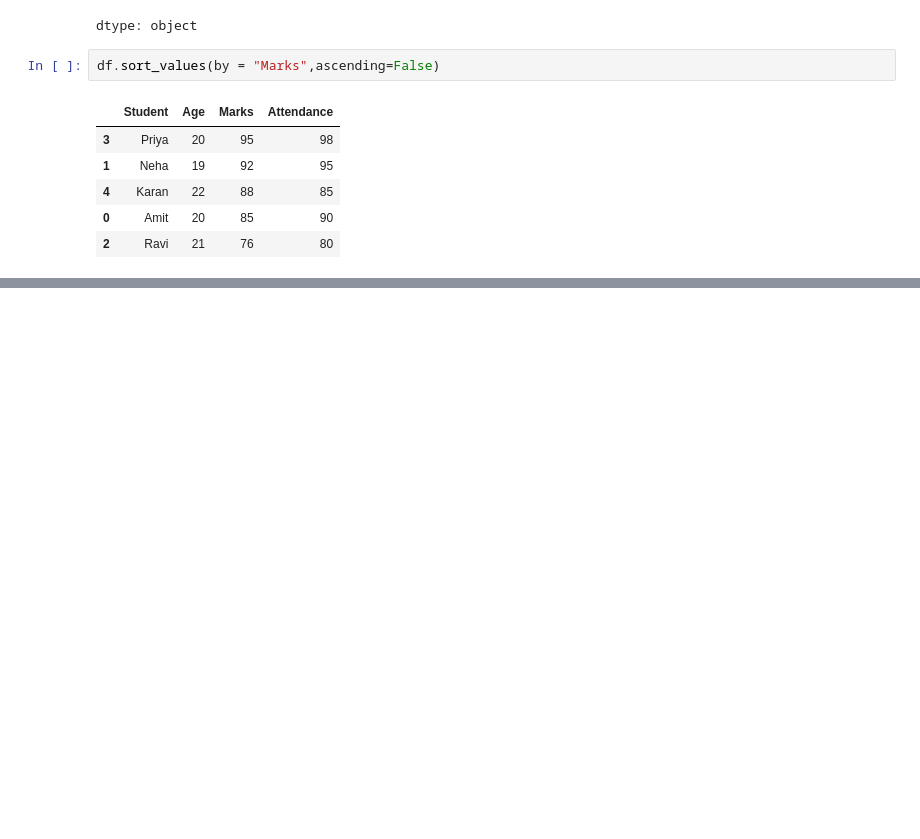
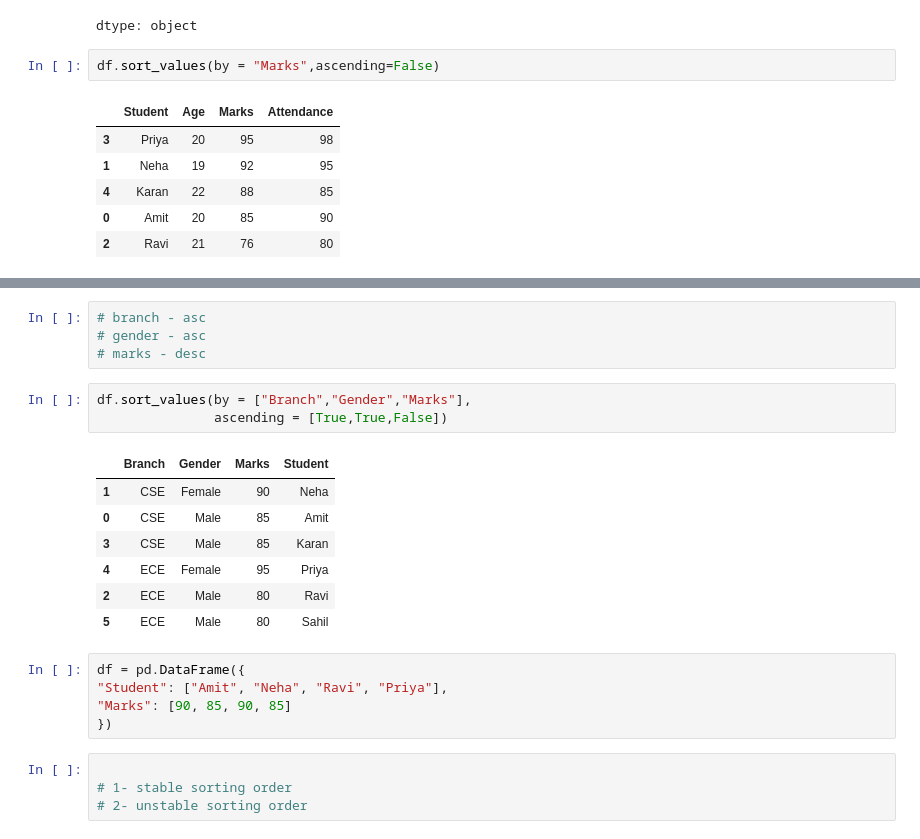
Before and after one commit to AnishShrestha09/pandas, a Jupyter notebook: pandas17.ipynb, the cells around one changed output, grey strips where cells are left out. Drawn from its saved outputs; the diff is of its cells as text; blank space fills up the shorter version.

```diff
--- a/pandas17.ipynb
+++ b/pandas17.ipynb
@@ -112,0 +274,24 @@ df.sort_values(by = "Marks",ascending=False)
+# %%
+# branch - asc
+# gender - asc
+# marks - desc
+# %%
+df.sort_values(by = ["Branch","Gender","Marks"],
+               ascending = [True,True,False])
+# %% [output]
+|  | Branch | Gender | Marks | Student |
+| 1 | CSE | Female | 90 | Neha |
+| 0 | CSE | Male | 85 | Amit |
+| 3 | CSE | Male | 85 | Karan |
+| 4 | ECE | Female | 95 | Priya |
+| 2 | ECE | Male | 80 | Ravi |
+| 5 | ECE | Male | 80 | Sahil |
+# %%
+df = pd.DataFrame({
+"Student": ["Amit", "Neha", "Ravi", "Priya"],
+"Marks": [90, 85, 90, 85]
+})
+# %%
+
+# 1- stable sorting order
+# 2- unstable sorting order
```
Also changed, not shown: parts of 27 cells of this notebook.
